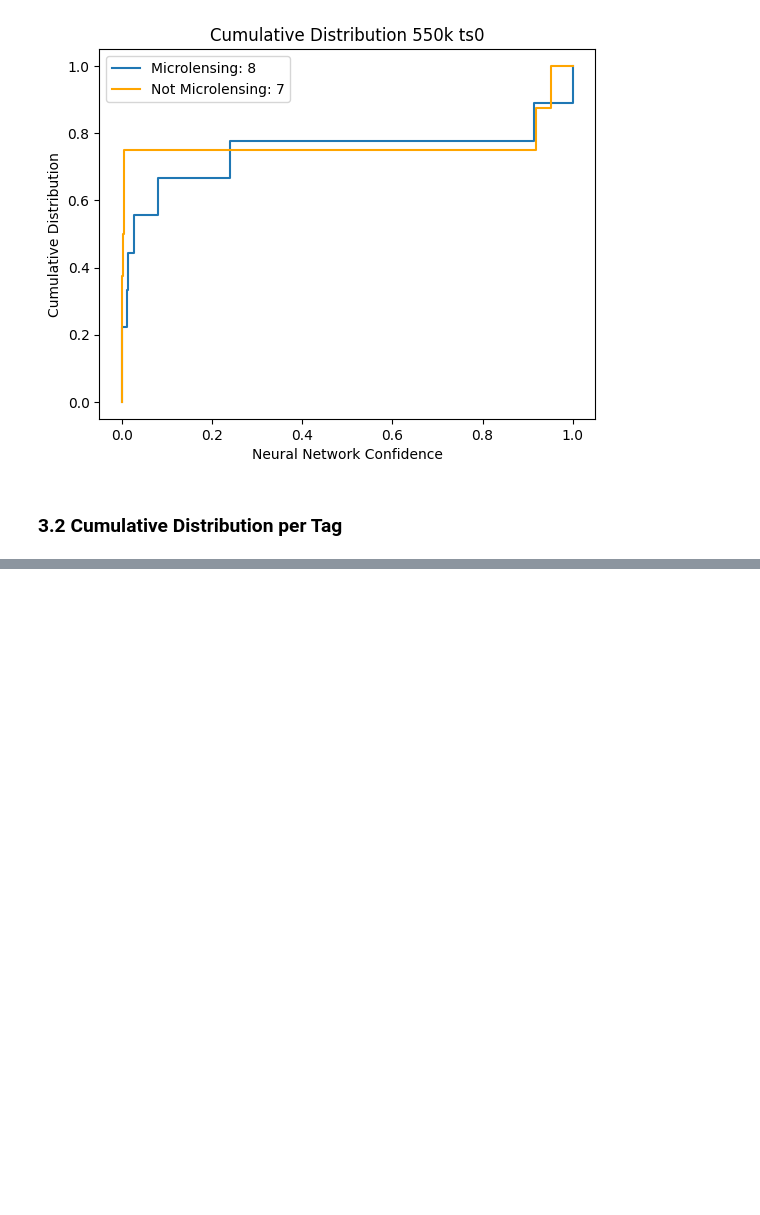
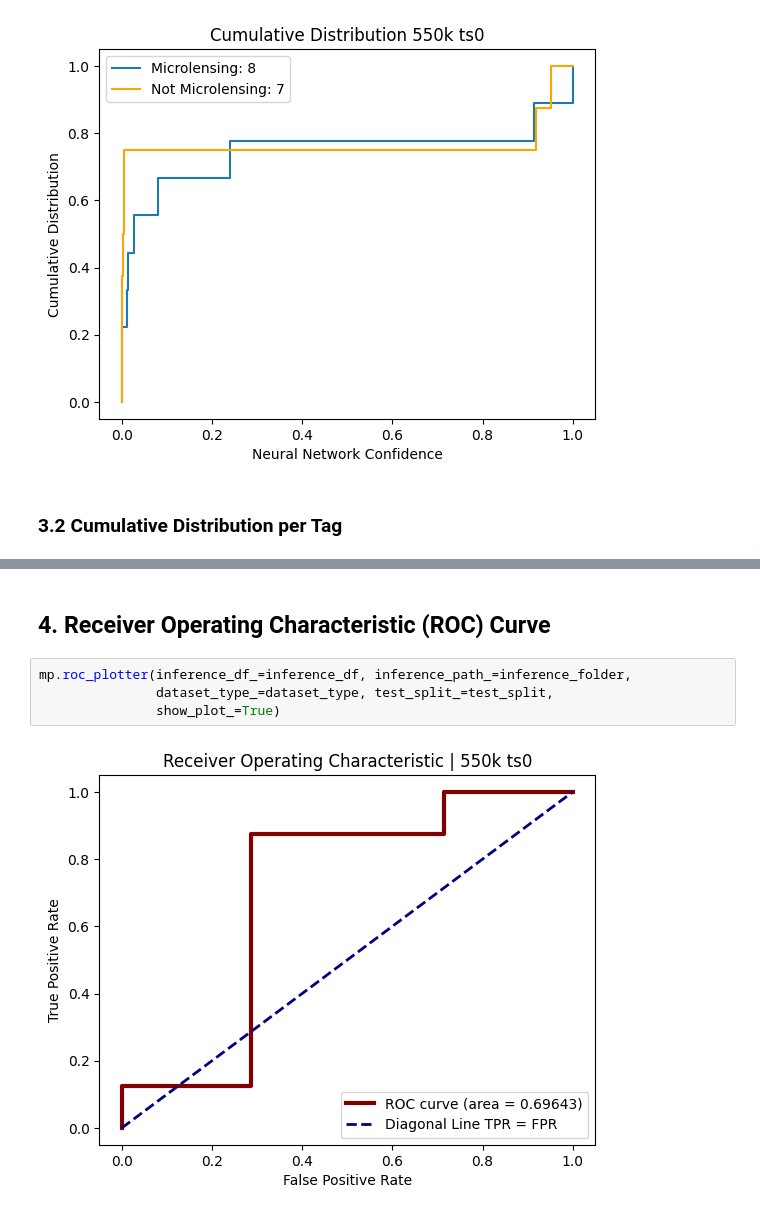
Before and after one commit to stelais/tiana, a Jupyter notebook: metrics_plotter/metrics_note.ipynb, the cells around one changed output, grey strips where cells are left out. Drawn from its saved outputs; the diff is of its cells as text; blank space fills up the shorter version.

```diff
--- a/metrics_plotter/metrics_note.ipynb
+++ b/metrics_plotter/metrics_note.ipynb
@@ -81,3 +81,11 @@ mp.inference_cumulative_distribution_per_tag(inference_with_threshold_=inference
                                              show_plot_=True)
 # %% [output]
 [figure]
+# %% [markdown]
+## 4. Receiver Operating Characteristic (ROC) Curve
+# %%
+mp.roc_plotter(inference_df_=inference_df, inference_path_=inference_folder,
+               dataset_type_=dataset_type, test_split_=test_split,
+               show_plot_=True)
+# %% [output]
+[figure, added]
```
Also changed, not shown: parts of 2 cells of this notebook, 2 other files.
